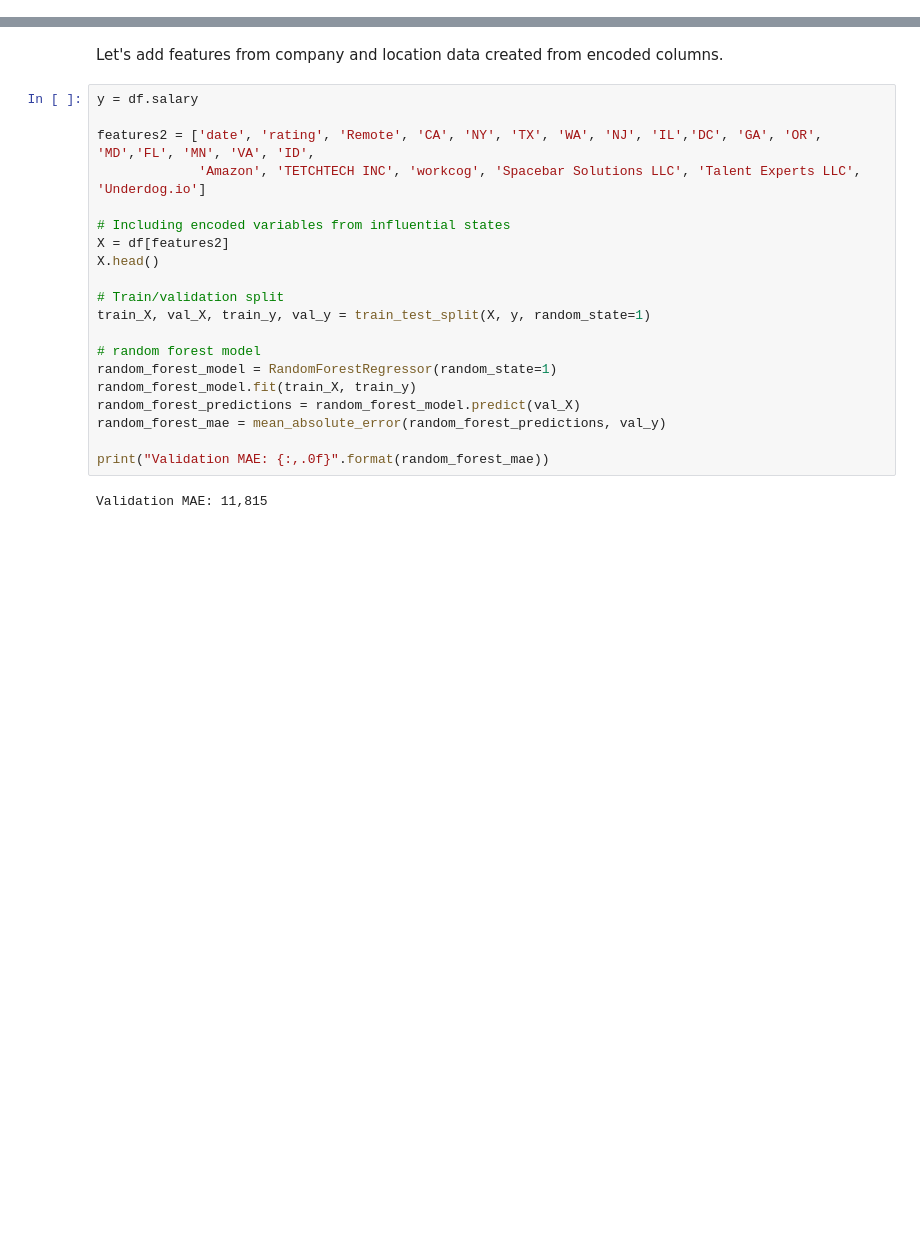
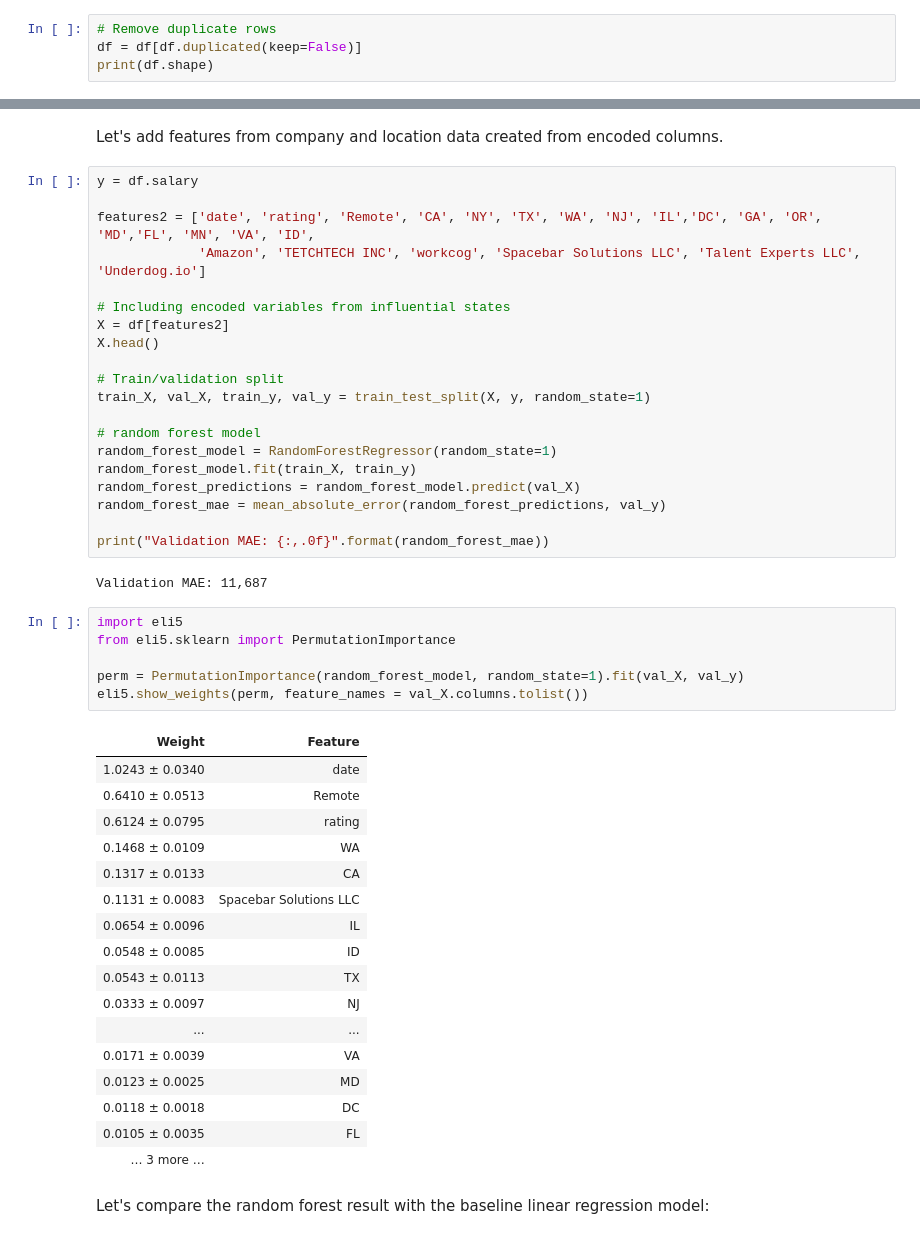
Before and after one commit to mc384/Technology-jobs, a Jupyter notebook: technology-jobs-v5.ipynb, the cells around one changed output, grey strips where cells are left out. Saved outputs shown, nothing was run; the diff lists cells and outputs as text; blank space fills up the shorter version.

```diff
--- a/technology-jobs-v5.ipynb
+++ b/technology-jobs-v5.ipynb
@@ -841,3 +841,7 @@ primoris systems LLc                                 -1.265538e-01
 thredUP Inc                                           7.215227e-17
 workcog                                              -1.143690e-01
 Name: salary, dtype: float64
+# %%
+# Remove duplicate rows
+df = df[df.duplicated(keep=False)]
+print(df.shape)
@@ -892,4 +898,30 @@ random_forest_mae = mean_absolute_error(random_forest_predictions, val_y)
 
 print("Validation MAE: {:,.0f}".format(random_forest_mae))
 # %% [output]
-Validation MAE: 11,815
+Validation MAE: 11,687
+# %%
+import eli5
+from eli5.sklearn import PermutationImportance
+
+perm = PermutationImportance(random_forest_model, random_state=1).fit(val_X, val_y)
+eli5.show_weights(perm, feature_names = val_X.columns.tolist())
+# %% [output]
+| Weight | Feature |
+| 1.0243 ± 0.0340 | date |
+| 0.6410 ± 0.0513 | Remote |
+| 0.6124 ± 0.0795 | rating |
+| 0.1468 ± 0.0109 | WA |
+| 0.1317 ± 0.0133 | CA |
+| 0.1131 ± 0.0083 | Spacebar Solutions LLC |
+| 0.0654 ± 0.0096 | IL |
+| 0.0548 ± 0.0085 | ID |
+| 0.0543 ± 0.0113 | TX |
+| 0.0333 ± 0.0097 | NJ |
+| ... | ... |
+| 0.0171 ± 0.0039 | VA |
+| 0.0123 ± 0.0025 | MD |
+| 0.0118 ± 0.0018 | DC |
+| 0.0105 ± 0.0035 | FL |
+| … 3 more … |  |
+# %% [markdown]
+Let's compare the random forest result with the baseline linear regression model:
```
Also changed, not shown: parts of 9 cells of this notebook.
